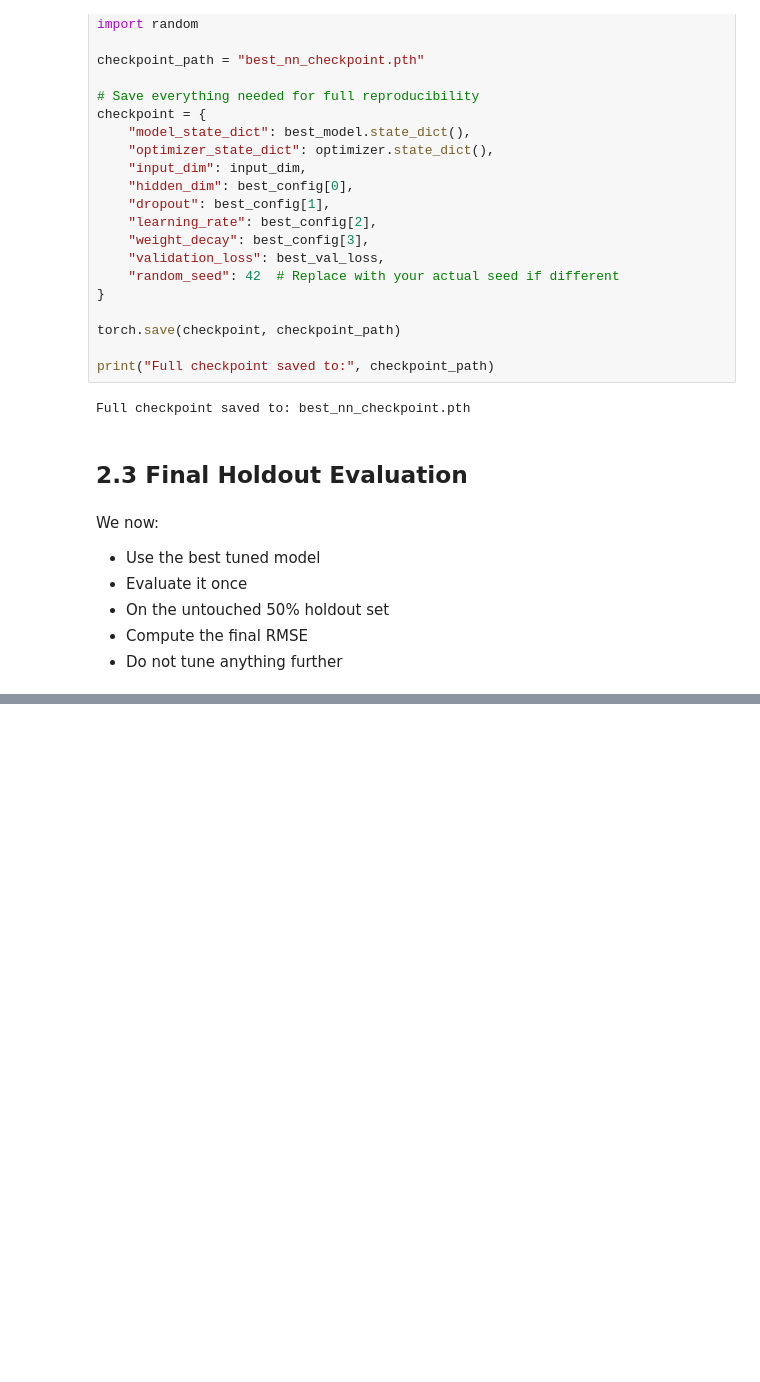
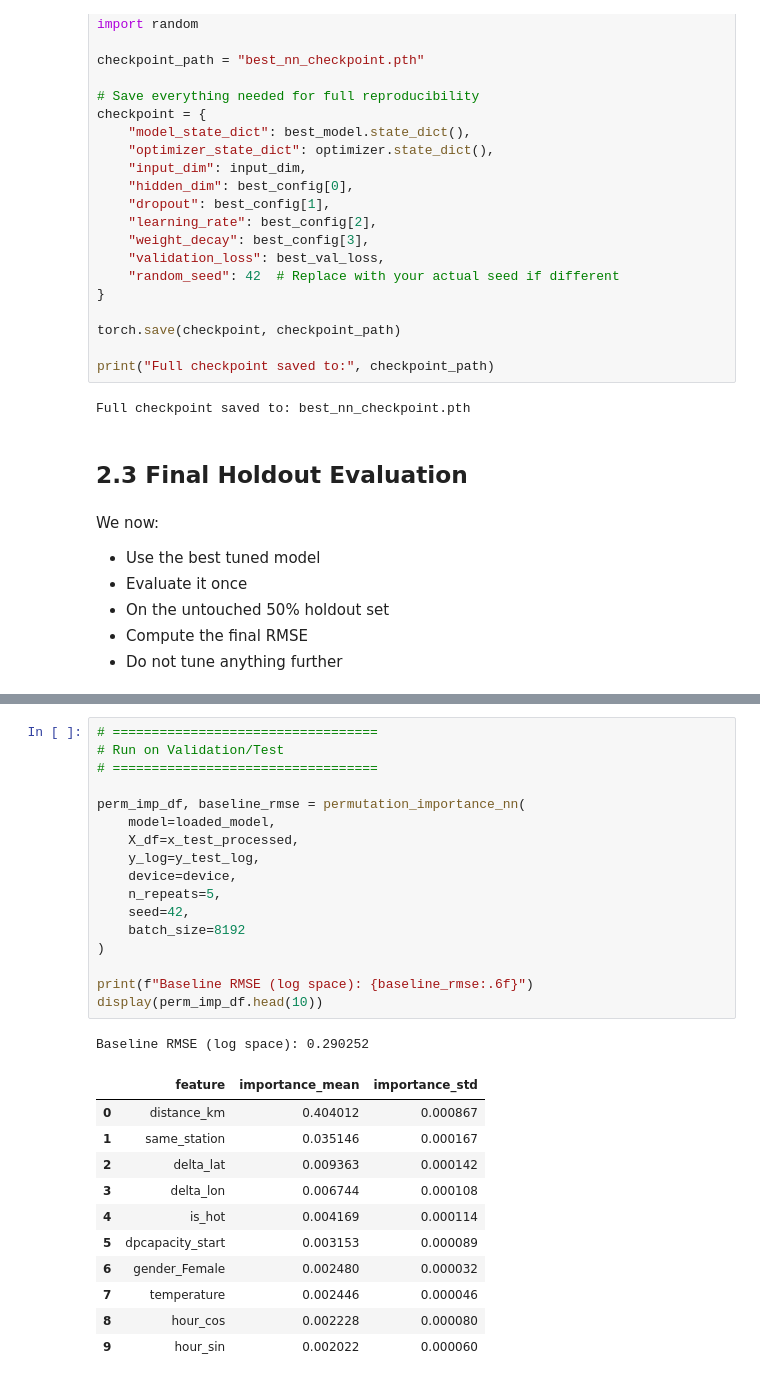
Before and after one commit to erasmorivas3540/csusb_spring26_cse5140_team2, a Jupyter notebook: NN_Analysis.ipynb, the cells around one changed output, grey strips where cells are left out. Saved outputs shown, nothing was run; the diff lists cells and outputs as text; blank space fills up the shorter version.

```diff
--- a/NN_Analysis.ipynb
+++ b/NN_Analysis.ipynb
@@ -803,0 +876,30 @@ Holdout RMSE : 0.2803
+# %%
+# ==================================
+# Run on Validation/Test
+# ==================================
+
+perm_imp_df, baseline_rmse = permutation_importance_nn(
+    model=loaded_model,
+    X_df=x_test_processed,
+    y_log=y_test_log,
+    device=device,
+    n_repeats=5,
+    seed=42,
+    batch_size=8192
+)
+
+print(f"Baseline RMSE (log space): {baseline_rmse:.6f}")
+display(perm_imp_df.head(10))
+# %% [output]
+Baseline RMSE (log space): 0.290252
+|  | feature | importance_mean | importance_std |
+| 0 | distance_km | 0.404012 | 0.000867 |
+| 1 | same_station | 0.035146 | 0.000167 |
+| 2 | delta_lat | 0.009363 | 0.000142 |
+| 3 | delta_lon | 0.006744 | 0.000108 |
+| 4 | is_hot | 0.004169 | 0.000114 |
+| 5 | dpcapacity_start | 0.003153 | 0.000089 |
+| 6 | gender_Female | 0.002480 | 0.000032 |
+| 7 | temperature | 0.002446 | 0.000046 |
+| 8 | hour_cos | 0.002228 | 0.000080 |
+| 9 | hour_sin | 0.002022 | 0.000060 |
```
Also changed, not shown: parts of 8 cells of this notebook.
